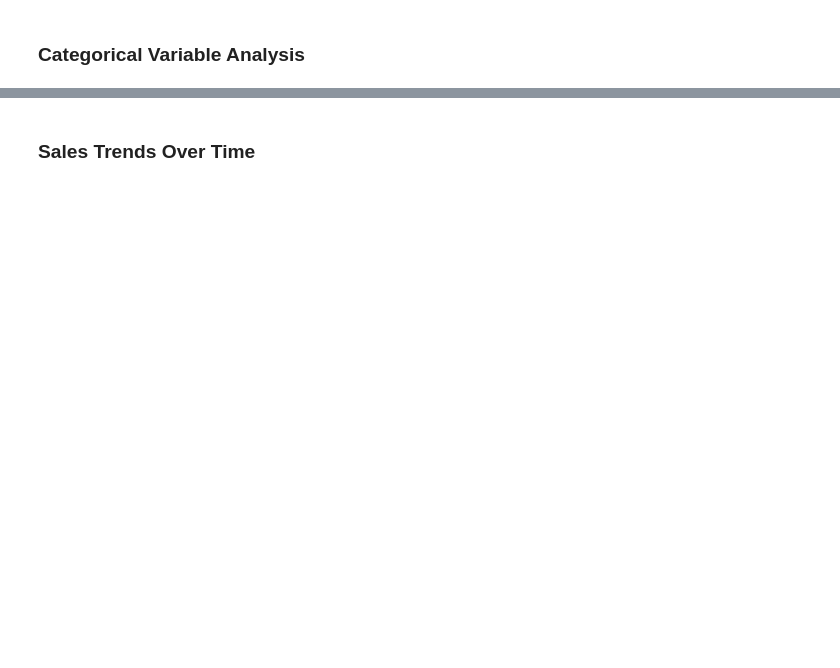
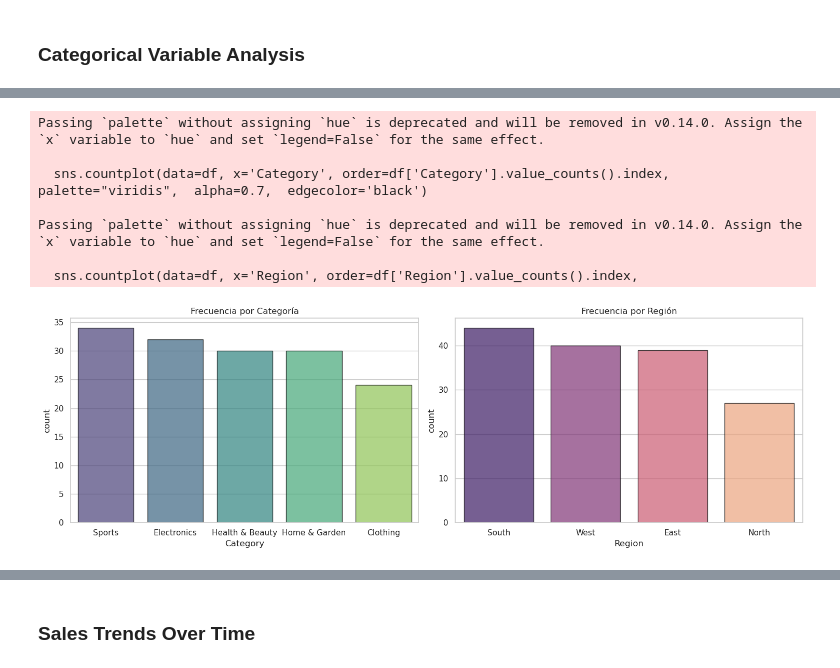
Before and after one commit to GuaSiMoTO/LAB-Python-for-Data-Analysis-EDA-public, a Jupyter notebook: LAB-Exploratory-Data-Analysis.ipynb, the cells around one changed output, grey strips where cells are left out. Drawn from its saved outputs; the diff is of its cells as text; code cells hidden in the pictures; blank space fills up the shorter version.

```diff
--- a/LAB-Exploratory-Data-Analysis.ipynb
+++ b/LAB-Exploratory-Data-Analysis.ipynb
@@ -33,0 +85,15 @@ from scipy import stats
+# %%
+
+dtype_df = {
+    'Date': 'datetime64[ns]',
+    'Product_ID': str,
+    'Category': 'category',
+    'Region': 'category',
+    'Sales': float,
+    'Discount': float,
+}
+
+print(df.dtypes)
+print('-' * 100)
+df = df.astype(dtype_df)
+print(df.dtypes)
@@ -47,0 +232,25 @@ from scipy import stats
+# %%
+
+# Frecuencia de categorías
+plt.figure(figsize=(15, 5))
+plt.subplot(1, 2, 1)
+sns.countplot(data=df, x='Category', order=df['Category'].value_counts().index, palette="viridis",  alpha=0.7,  edgecolor='black')
+plt.title('Frecuencia por Categoría')
+
+plt.subplot(1, 2, 2)
+sns.countplot(data=df, x='Region', order=df['Region'].value_counts().index,
+    palette="magma",    # Otra paleta de colores
+    alpha=0.7,          # Misma transparencia
+    edgecolor='black')
+plt.title('Frecuencia por Región')
+plt.tight_layout()
+plt.show()
+# %% [output]
+Passing `palette` without assigning `hue` is deprecated and will be removed in v0.14.0. Assign the `x` variable to `hue` and set `legend=False` for the same effect.
+
+  sns.countplot(data=df, x='Category', order=df['Category'].value_counts().index, palette="viridis",  alpha=0.7,  edgecolor='black')
+
+Passing `palette` without assigning `hue` is deprecated and will be removed in v0.14.0. Assign the `x` variable to `hue` and set `legend=False` for the same effect.
+
+  sns.countplot(data=df, x='Region', order=df['Region'].value_counts().index,
+[figure, added]
```
Also changed, not shown: parts of 30 cells of this notebook, 3 other files.
